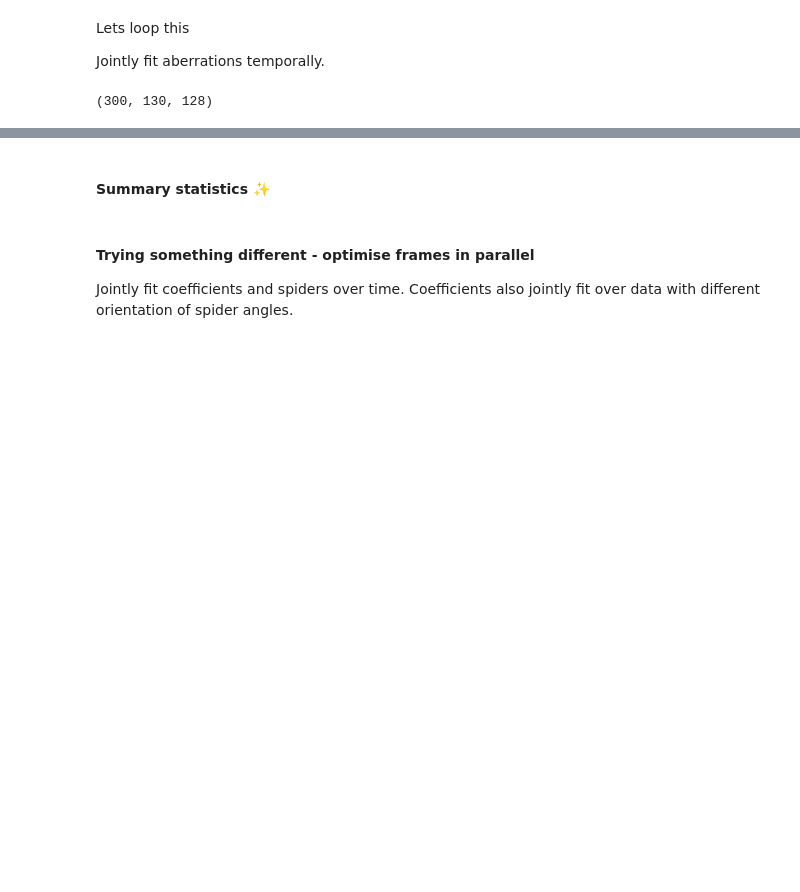
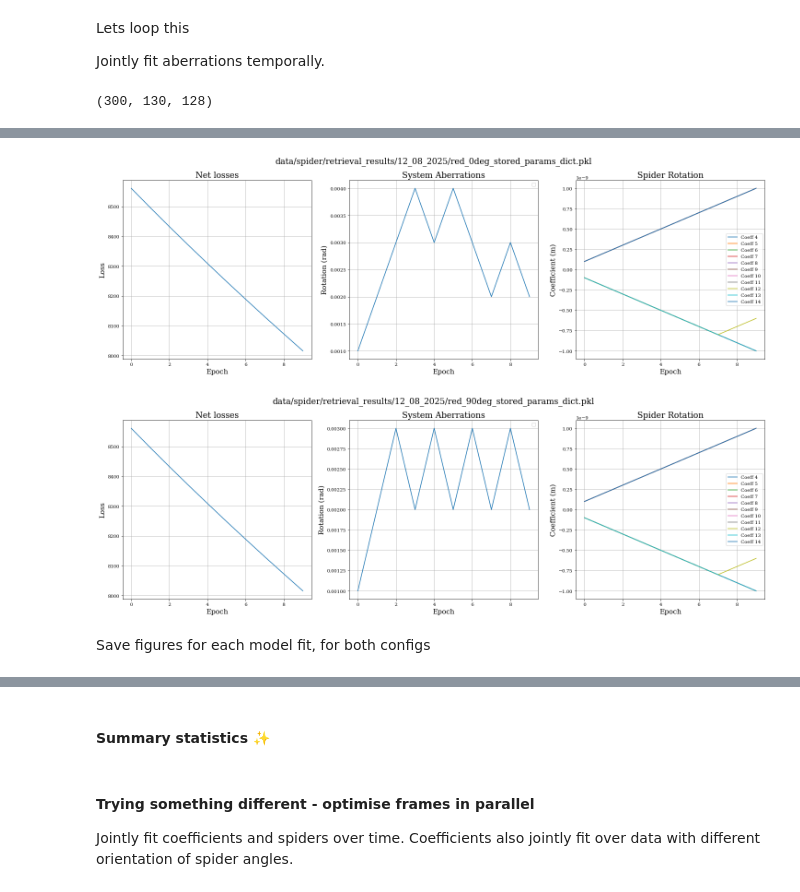
Before and after one commit to TolimanSpace/toliman_dp_design_testing, a Jupyter notebook: System_Aberrations.ipynb, the cells around one changed output, grey strips where cells are left out. Saved outputs shown, nothing was run; the diff lists cells and outputs as text; code cells hidden in the pictures; blank space fills up the shorter version.

```diff
--- a/System_Aberrations.ipynb
+++ b/System_Aberrations.ipynb
@@ -603,29 +602,34 @@ Stored parameters saved to data/spider/retrieval_results/12_08_2025//red_90deg_s
 # %%
 for config_i, filename in enumerate(filenames):
     stored_params_dict= pickle.load(open(filename, 'rb'))
-
-    plt.figure(figsize=(22,5))
+    plt.figure(figsize=(25,7))
     plt.suptitle(filename)
     plt.subplot(1,3,1)
-    plt.plot(stored_params_dict["net_losses"])
+    plt.title("Net losses")
+    plt.plot(stored_params_dict["net loss"])
     plt.xlabel("Epoch")
     plt.grid()
     plt.ylabel("Loss")
 
     plt.subplot(1,3,3)
-    coeffs_arr = np.asarray(stored_params_dict["aperture.coefficients"])[:,0,0]
+    plt.title("Spider Rotation")
+    coeffs_arr = np.asarray(stored_params_dict["aperture.coefficients"])[:,0,:]
     for l in range(coeffs_arr.shape[-1]):
         label = "Coeff " + str(zernike_indicies[l])
         plt.plot(coeffs_arr[:,l], label=label)
     plt.legend()
     plt.ylabel("Coefficient (m)")
     plt.xlabel("Epoch")
     plt.grid()
 
     plt.subplot(1,3,2)
-    spider_rot_arr = np.asarray(stored_params_dict["spider.rotation"])
-    plt.plot(spider_rot_arr[:,0,0])
+    plt.title("System Aberrations")
+    spider_rot_arr = np.asarray(stored_params_dict["spider.rotation"])[:,0,0]
+    plt.plot(spider_rot_arr)
     plt.ylabel("Rotation (rad)")
     plt.xlabel("Epoch")
     plt.legend()
     plt.grid()
+# %% [output]
+[figure, added]
+[figure, added]
@@ -846,0 +636,2 @@ plt.grid()
+# %% [markdown]
+Save figures for each model fit, for both configs
```
Also changed, not shown: parts of 11 cells of this notebook, 2 other files.
